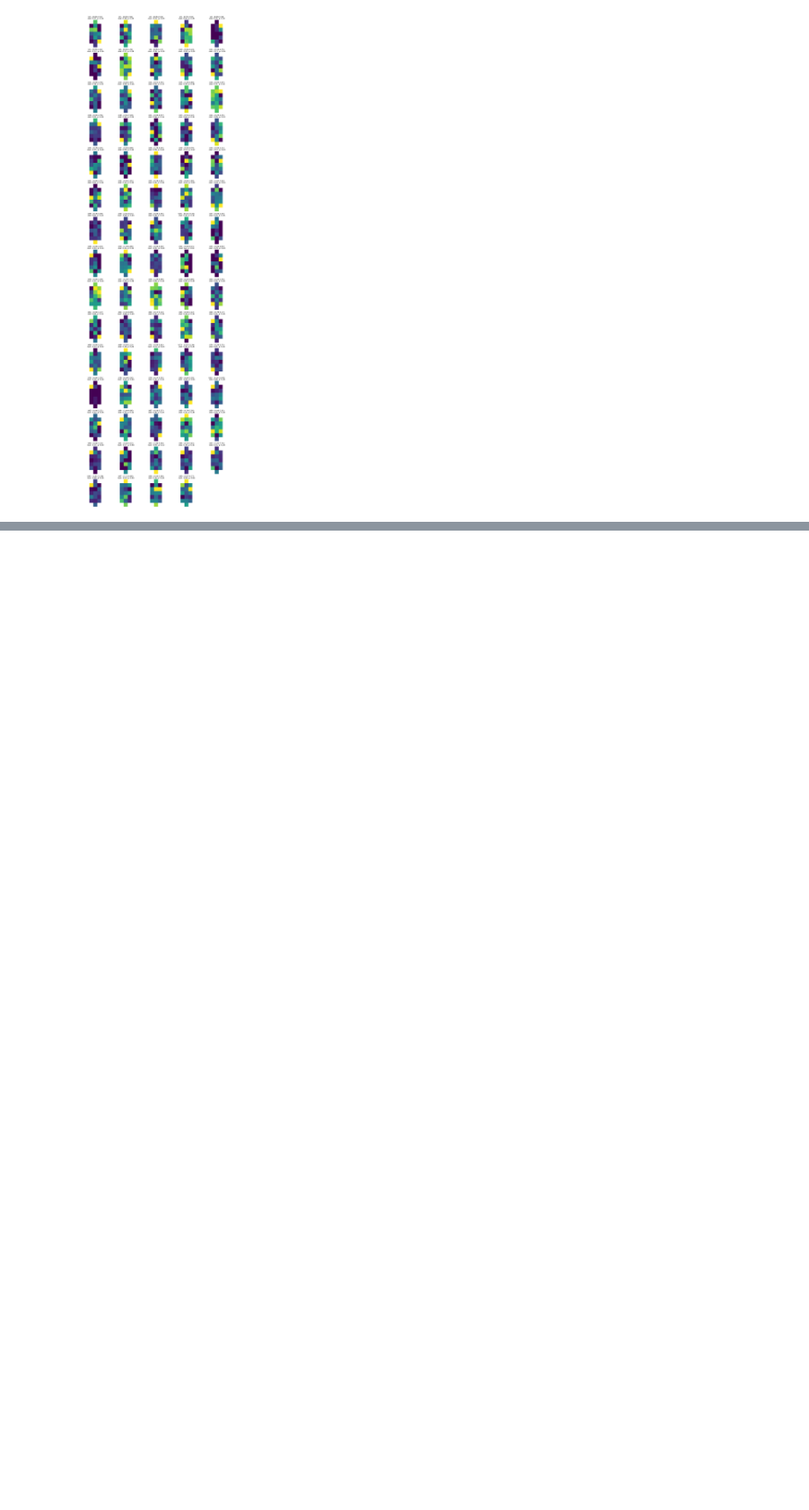
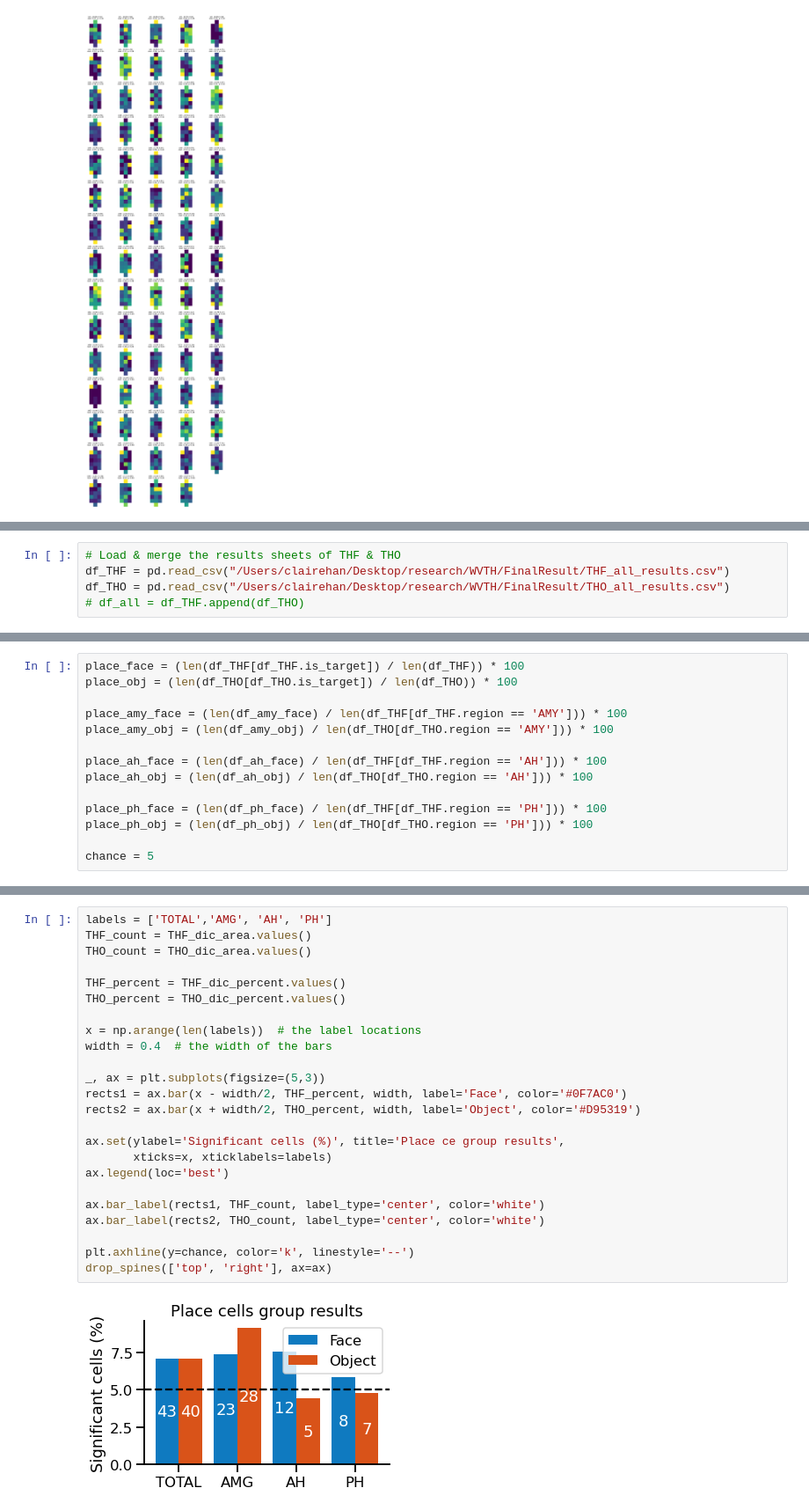
Before and after one commit to HSUPipeline/AnalyzeTH, a Jupyter notebook: notebooks_th/02-PlaceCells.ipynb, the cells around one changed output, grey strips where cells are left out. Shown at 88% size. Saved outputs shown, nothing was run; the diff lists cells and outputs as text; blank space fills up the shorter version.

Commit message:
add place group results

```diff
--- a/notebooks_th/02-PlaceCells.ipynb
+++ b/notebooks_th/02-PlaceCells.ipynb
@@ -362,0 +368,5 @@ for ii, ax in zip(keep_inds, make_axes(n_keep)):
+# %%
+# Load & merge the results sheets of THF & THO
+df_THF = pd.read_csv("/Users/clairehan/Desktop/research/WVTH/FinalResult/THF_all_results.csv")
+df_THO = pd.read_csv("/Users/clairehan/Desktop/research/WVTH/FinalResult/THO_all_results.csv")
+# df_all = df_THF.append(df_THO)
@@ -362,0 +381,14 @@ for ii, ax in zip(keep_inds, make_axes(n_keep)):
+# %%
+place_face = (len(df_THF[df_THF.is_target]) / len(df_THF)) * 100
+place_obj = (len(df_THO[df_THO.is_target]) / len(df_THO)) * 100
+
+place_amy_face = (len(df_amy_face) / len(df_THF[df_THF.region == 'AMY'])) * 100
+place_amy_obj = (len(df_amy_obj) / len(df_THO[df_THO.region == 'AMY'])) * 100
+
+place_ah_face = (len(df_ah_face) / len(df_THF[df_THF.region == 'AH'])) * 100
+place_ah_obj = (len(df_ah_obj) / len(df_THO[df_THO.region == 'AH'])) * 100
+
+place_ph_face = (len(df_ph_face) / len(df_THF[df_THF.region == 'PH'])) * 100
+place_ph_obj = (len(df_ph_obj) / len(df_THO[df_THO.region == 'PH'])) * 100
+
+chance = 5
@@ -362,0 +423,26 @@ for ii, ax in zip(keep_inds, make_axes(n_keep)):
+# %%
+labels = ['TOTAL','AMG', 'AH', 'PH']
+THF_count = THF_dic_area.values()
+THO_count = THO_dic_area.values()
+
+THF_percent = THF_dic_percent.values()
+THO_percent = THO_dic_percent.values()
+
+x = np.arange(len(labels))  # the label locations
+width = 0.4  # the width of the bars
+
+_, ax = plt.subplots(figsize=(5,3))
+rects1 = ax.bar(x - width/2, THF_percent, width, label='Face', color='#0F7AC0')
+rects2 = ax.bar(x + width/2, THO_percent, width, label='Object', color='#D95319')
+
+ax.set(ylabel='Significant cells (%)', title='Place ce group results',
+       xticks=x, xticklabels=labels)
+ax.legend(loc='best')
+
+ax.bar_label(rects1, THF_count, label_type='center', color='white')
+ax.bar_label(rects2, THO_count, label_type='center', color='white')
+
+plt.axhline(y=chance, color='k', linestyle='--')
+drop_spines(['top', 'right'], ax=ax)
+# %% [output]
+[figure, added]
```
Also changed, not shown: parts of 4 cells of this notebook.
